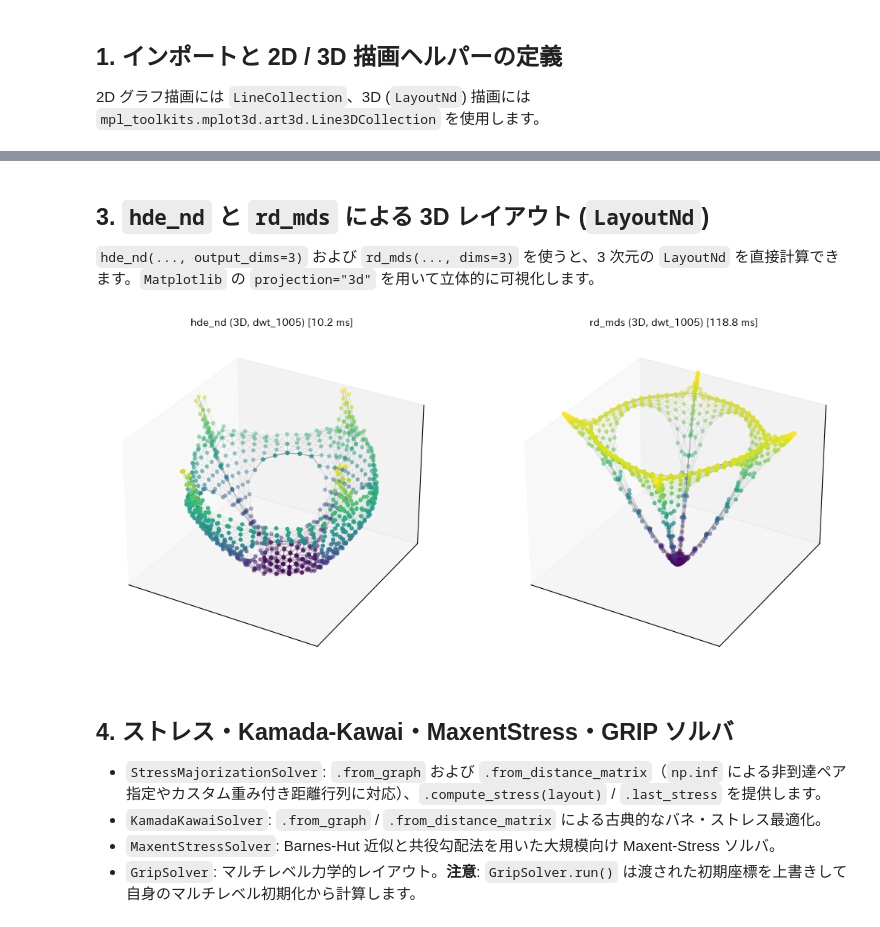
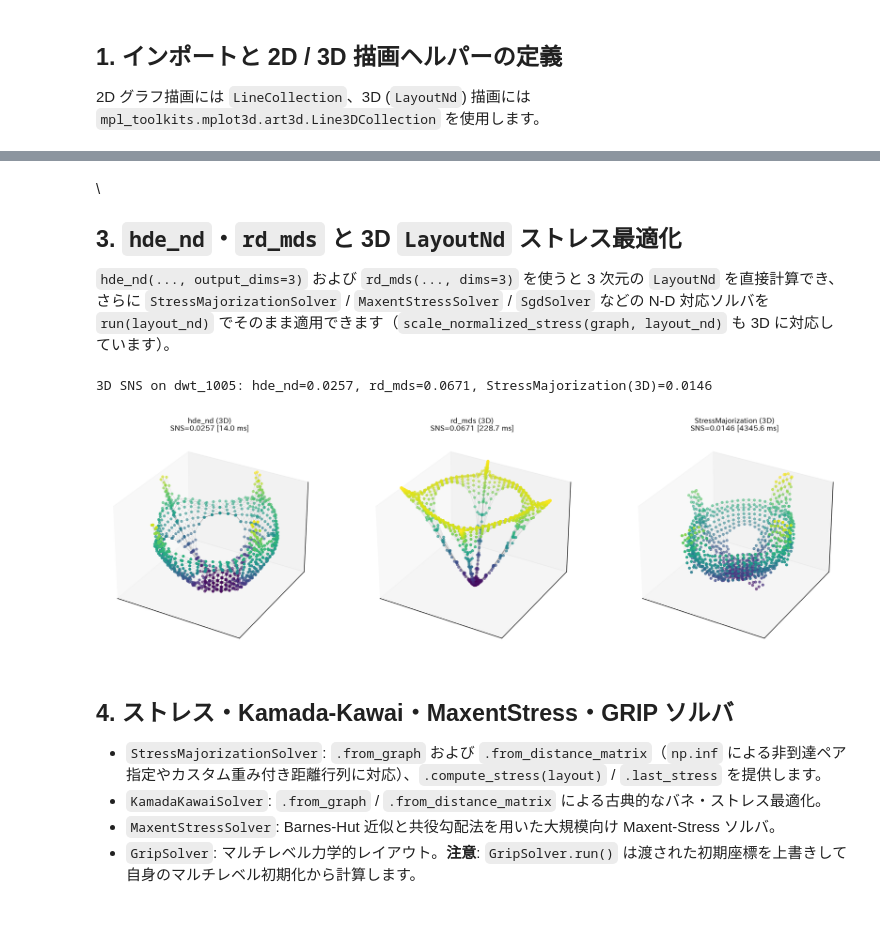
Before and after one commit to likr/egraph-rs, a Jupyter notebook: notebooks/02_initialization_and_stress_layouts.ipynb, the cells around one changed output, grey strips where cells are left out. Cells and saved outputs as stored; diff of their text form; code cells hidden in the pictures.

Commit message:
docs(notebooks): sync notebooks 01-09 and Colab outputs for v6 API

```diff
--- a/notebooks/02_initialization_and_stress_layouts.ipynb
+++ b/notebooks/02_initialization_and_stress_layouts.ipynb
@@ -9,6 +9,7 @@
 
 2D グラフ描画には `LineCollection`、3D (`LayoutNd`) 描画には `mpl_toolkits.mplot3d.art3d.Line3DCollection` を使用します。
 # %%
+\
 import time
 import numpy as np
 import matplotlib.pyplot as plt
@@ -22,9 +23,11 @@ except ImportError:
 
 import egraph as eg
 
+plt.rcParams["figure.dpi"] = 120
+
 
 def plot_graph_2d(graph: eg.CsrGraph, layout: eg.Layout2d, ax, title: str = "", node_size: float = 16.0):
-    """Plot 2D graph layout using matplotlib LineCollection and scatter."""
+    '''Plot 2D graph layout using matplotlib LineCollection and scatter.'''
     coords = layout.coords(copy=False)
     indptr = graph.indptr()
     indices = graph.indices()
@@ -46,7 +49,7 @@ def plot_graph_2d(graph: eg.CsrGraph, layout: eg.Layout2d, ax, title: str = "",
 
 
 def plot_graph_3d(graph: eg.CsrGraph, layout_nd: eg.LayoutNd, ax, title: str = "", node_size: float = 10.0):
-    """Plot 3D LayoutNd embedding using Matplotlib mplot3d Line3DCollection."""
+    '''Plot 3D LayoutNd embedding using Matplotlib mplot3d Line3DCollection.'''
     coords = layout_nd.coords(copy=False)
     indptr = graph.indptr()
     indices = graph.indices()
@@ -157,29 +169,46 @@ normalize_layout_2d -> std=1.0000, bulk_median_r=0.1510 | robust_normalize_layou
 # %% [markdown]
-## 3. `hde_nd` と `rd_mds` による 3D レイアウト (`LayoutNd`)
+\
+## 3. `hde_nd`・`rd_mds` と 3D `LayoutNd` ストレス最適化
 
-`hde_nd(..., output_dims=3)` および `rd_mds(..., dims=3)` を使うと、3 次元の `LayoutNd` を直接計算できます。`Matplotlib` の `projection="3d"` を用いて立体的に可視化します。
+`hde_nd(..., output_dims=3)` および `rd_mds(..., dims=3)` を使うと 3 次元の `LayoutNd` を直接計算でき、さらに `StressMajorizationSolver` / `MaxentStressSolver` / `SgdSolver` などの N-D 対応ソルバを `run(layout_nd)` でそのまま適用できます（`scale_normalized_stress(graph, layout_nd)` も 3D に対応しています）。
 # %%
+\
 g_dwt = eg.load_dataset("dwt_1005")
 
 t0 = time.perf_counter()
 nd_hde3 = eg.hde_nd(g_dwt, dimensions=50, output_dims=3, seed=42)
 dt_hde = (time.perf_counter() - t0) * 1000
 
 t0 = time.perf_counter()
 nd_rd3 = eg.rd_mds(g_dwt, dims=3, seed=42)
 dt_rd = (time.perf_counter() - t0) * 1000
 
-fig = plt.figure(figsize=(11, 5))
-ax1 = fig.add_subplot(1, 2, 1, projection="3d")
-plot_graph_3d(g_dwt, nd_hde3, ax1, title=f"hde_nd (3D, dwt_1005) [{dt_hde:.1f} ms]")
+# Optimize 3D LayoutNd directly with StressMajorizationSolver (N-D polymorphic solver)
+nd_sm3 = nd_hde3.copy()
+t0 = time.perf_counter()
+eg.StressMajorizationSolver.from_graph(g_dwt, max_iterations=40).run(nd_sm3)
+dt_sm3 = (time.perf_counter() - t0) * 1000
 
-ax2 = fig.add_subplot(1, 2, 2, projection="3d")
-plot_graph_3d(g_dwt, nd_rd3, ax2, title=f"rd_mds (3D, dwt_1005) [{dt_rd:.1f} ms]")
+sns_hde3 = eg.scale_normalized_stress(g_dwt, nd_hde3)
+sns_rd3 = eg.scale_normalized_stress(g_dwt, nd_rd3)
+sns_sm3 = eg.scale_normalized_stress(g_dwt, nd_sm3)
+print(f"3D SNS on dwt_1005: hde_nd={sns_hde3:.4f}, rd_mds={sns_rd3:.4f}, StressMajorization(3D)={sns_sm3:.4f}")
+
+fig = plt.figure(figsize=(15.5, 4.8))
+ax1 = fig.add_subplot(1, 3, 1, projection="3d")
+plot_graph_3d(g_dwt, nd_hde3, ax1, title=f"hde_nd (3D)\nSNS={sns_hde3:.4f} [{dt_hde:.1f} ms]")
+
+ax2 = fig.add_subplot(1, 3, 2, projection="3d")
+plot_graph_3d(g_dwt, nd_rd3, ax2, title=f"rd_mds (3D)\nSNS={sns_rd3:.4f} [{dt_rd:.1f} ms]")
+
+ax3 = fig.add_subplot(1, 3, 3, projection="3d")
+plot_graph_3d(g_dwt, nd_sm3, ax3, title=f"StressMajorization (3D)\nSNS={sns_sm3:.4f} [{dt_sm3:.1f} ms]")
 
 plt.tight_layout()
 plt.show()
 # %% [output]
+3D SNS on dwt_1005: hde_nd=0.0257, rd_mds=0.0671, StressMajorization(3D)=0.0146
-[figure, old version]
+[figure, new version]
 # %% [markdown]
 ## 4. ストレス・Kamada-Kawai・MaxentStress・GRIP ソルバ
 
```
Also changed, not shown: parts of 6 cells of this notebook, 9 other files.
